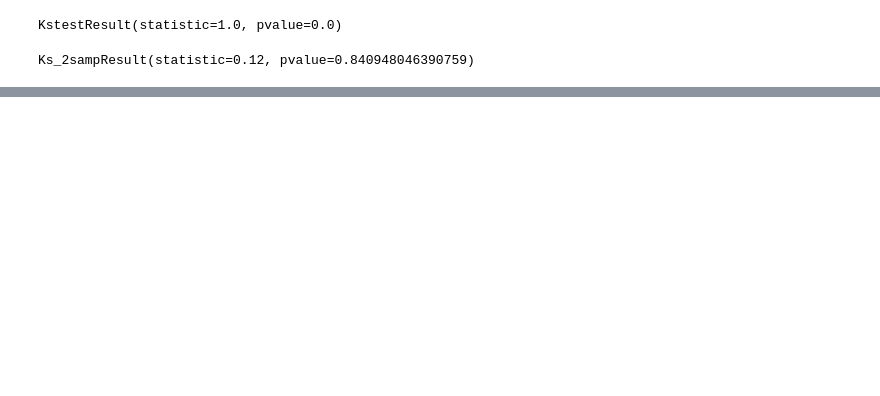
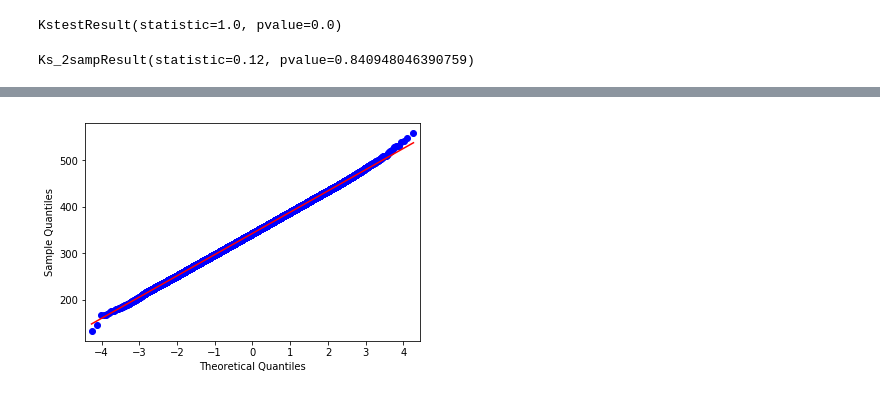
Before and after one commit to rjmuniz/datascience_course, a Jupyter notebook: 1-analise-exploratória-basica/05-distribuições/Distribuições.ipynb, the cells around one changed output, grey strips where cells are left out. Saved outputs shown, nothing was run; the diff lists cells and outputs as text; code cells hidden in the pictures; blank space fills up the shorter version.

Commit message:
Moduo1 - 1-analise-exploratoria-basica / 05-Distribuicoes
Complementando os Testes de Normalidade

```diff
--- a/1-analise-exploratória-basica/05-distribuições/Distribuições.ipynb
+++ b/1-analise-exploratória-basica/05-distribuições/Distribuições.ipynb
@@ -559,0 +574,15 @@ Ks_2sampResult(statistic=0.12, pvalue=0.840948046390759)
+# %%
+# QQ Plot
+from numpy.random import seed
+from numpy.random import randn
+from statsmodels.graphics.gofplots import qqplot
+from matplotlib import pyplot
+# seed the random number generator
+#seed(1)
+# generate univariate observations
+#data = 5 * randn(100) + 50
+# q-q plot
+qqplot(samples_normal, line='s')
+pyplot.show()
+# %% [output]
+[figure, added]
```
Also changed, not shown: parts of 25 cells of this notebook, 1 other file.
